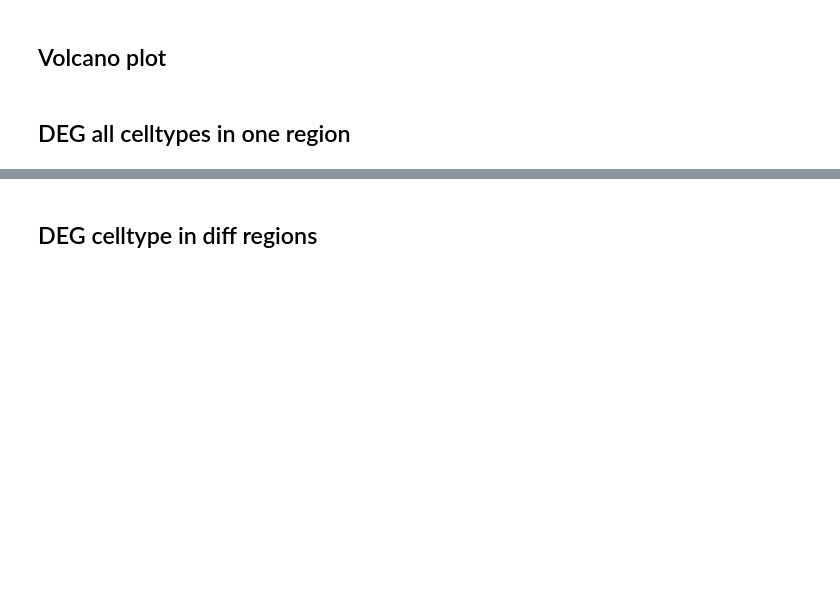
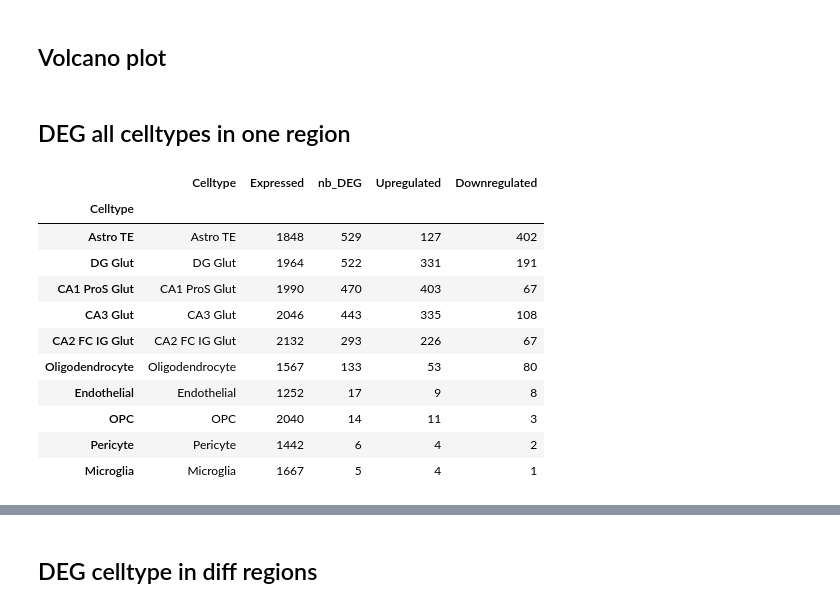
Before and after one commit to Carboneinerte/Pynda_ssc, a Jupyter notebook: v10D_Xenium_Downstream_Analysis_WIP.ipynb, the cells around one changed output, grey strips where cells are left out. Saved outputs shown, nothing was run; the diff lists cells and outputs as text; code cells hidden in the pictures; blank space fills up the shorter version.

```diff
--- a/v10D_Xenium_Downstream_Analysis_WIP.ipynb
+++ b/v10D_Xenium_Downstream_Analysis_WIP.ipynb
@@ -1571,16 +1573,30 @@ for key in df_all.keys():
 # %%
 df_deg_quant = []
 expressed = [len(df_expressed[key]) for key in df_expressed.keys()]
 deg_quant = [len(df_filter[key]) for key in df_filter.keys()]
 deg_up = [len(df_filter[key][df_filter[key]['logfoldchanges'] > 0]) for key in df_filter.keys()]
 deg_down = [len(df_filter[key][df_filter[key]['logfoldchanges'] < 0]) for key in df_filter.keys()]
 
 df_deg_quant = pd.DataFrame(data = {'Celltype' : df_filter.keys(),
                                     'Expressed' : expressed,
                                     'nb_DEG' : deg_quant,
                                     'Upregulated': deg_up,
                                     'Downregulated': deg_down})
 
 df_deg_quant.index = df_deg_quant['Celltype']
+df_deg_quant = df_deg_quant[df_deg_quant["nb_DEG"] >= 5]
 df_deg_quant.sort_values(by='nb_DEG', ascending = False)
+# %% [output]
+|  | Celltype | Expressed | nb_DEG | Upregulated | Downregulated |
+| Celltype |  |  |  |  |  |
+| Astro TE | Astro TE | 1848 | 529 | 127 | 402 |
+| DG Glut | DG Glut | 1964 | 522 | 331 | 191 |
+| CA1 ProS Glut | CA1 ProS Glut | 1990 | 470 | 403 | 67 |
+| CA3 Glut | CA3 Glut | 2046 | 443 | 335 | 108 |
+| CA2 FC IG Glut | CA2 FC IG Glut | 2132 | 293 | 226 | 67 |
+| Oligodendrocyte | Oligodendrocyte | 1567 | 133 | 53 | 80 |
+| Endothelial | Endothelial | 1252 | 17 | 9 | 8 |
+| OPC | OPC | 2040 | 14 | 11 | 3 |
+| Pericyte | Pericyte | 1442 | 6 | 4 | 2 |
+| Microglia | Microglia | 1667 | 5 | 4 | 1 |
 # %%
```
Also changed, not shown: parts of 7 cells of this notebook, 1 other file.
